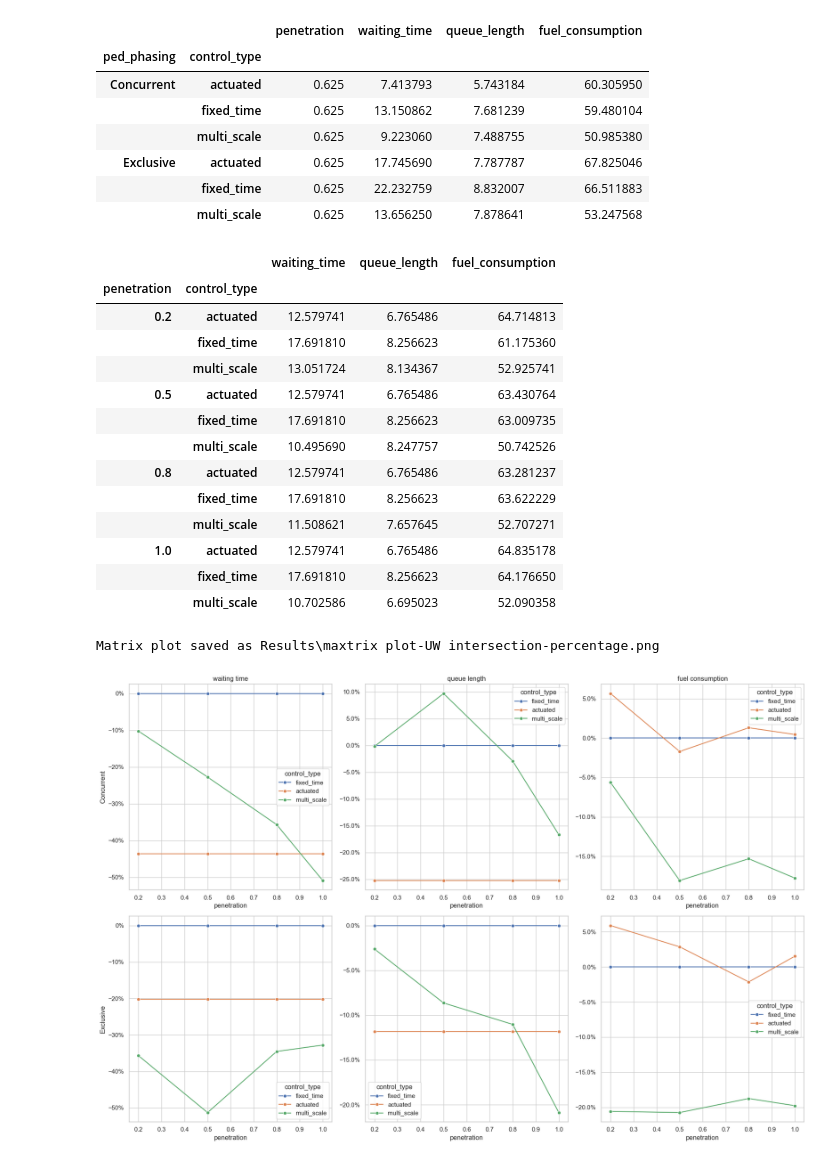
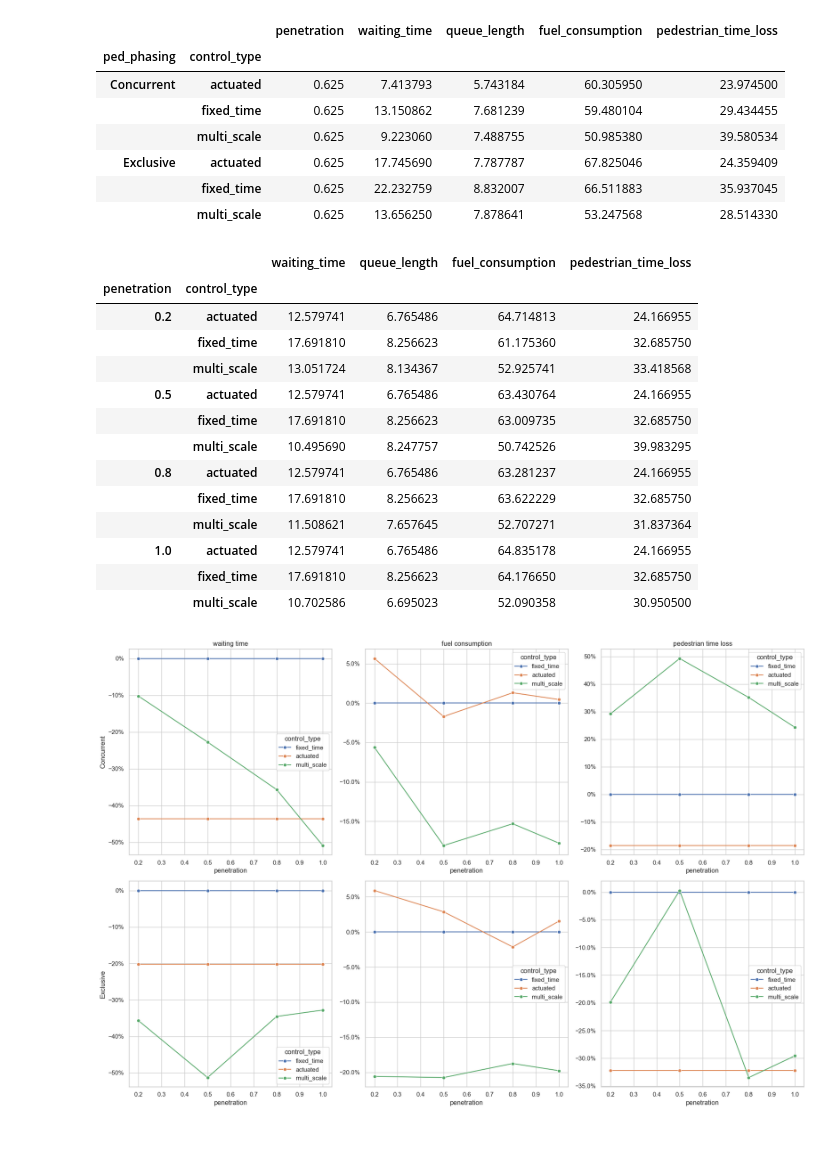
Before and after one commit to BlueSoheil99/UW_CET593_project2, a Jupyter notebook: plots/analysis.ipynb, the cells around one changed output. Saved outputs shown, nothing was run; the diff lists cells and outputs as text; code cells hidden in the pictures.

```diff
--- a/plots/analysis.ipynb
+++ b/plots/analysis.ipynb
@@ -8,5 +15,5 @@ df = pd.read_csv('../Results/default_normal.csv')
 # %%
-focus_cols_list = ['waiting_time', 'queue_length', 'fuel_consumption']
+focus_cols_list = ['waiting_time', 'queue_length', 'fuel_consumption', 'pedestrian_time_loss']
 main_cols_list = ['ped_phasing', 'control_type', 'penetration']
 df_focus = df[main_cols_list + focus_cols_list]
 # %%
@@ -40 +47,4 @@ df_focus[['waiting_time', 'queue_length', 'fuel_consumption', 'penetration', 'co
+# %%
+df_uw_normal = plots.read_results_files('../Results/Normal Demand')
+df_uw_normal.to_csv('../Results/UW_normal.csv')
 # %%
@@ -43,35 +53,34 @@ df_focus_uw_normal = df_uw_normal[main_cols_list + focus_cols_list]
 # %%
 df_focus_uw_normal.groupby(by=['ped_phasing', 'control_type']).mean()
 # %% [output]
-|  |  | penetration | waiting_time | queue_length | fuel_consumption |
-| ped_phasing | control_type |  |  |  |  |
-| Concurrent | actuated | 0.625 | 7.413793 | 5.743184 | 60.305950 |
-|  | fixed_time | 0.625 | 13.150862 | 7.681239 | 59.480104 |
-|  | multi_scale | 0.625 | 9.223060 | 7.488755 | 50.985380 |
-| Exclusive | actuated | 0.625 | 17.745690 | 7.787787 | 67.825046 |
-|  | fixed_time | 0.625 | 22.232759 | 8.832007 | 66.511883 |
-|  | multi_scale | 0.625 | 13.656250 | 7.878641 | 53.247568 |
+|  |  | penetration | waiting_time | queue_length | fuel_consumption | pedestrian_time_loss |
+| ped_phasing | control_type |  |  |  |  |  |
+| Concurrent | actuated | 0.625 | 7.413793 | 5.743184 | 60.305950 | 23.974500 |
+|  | fixed_time | 0.625 | 13.150862 | 7.681239 | 59.480104 | 29.434455 |
+|  | multi_scale | 0.625 | 9.223060 | 7.488755 | 50.985380 | 39.580534 |
+| Exclusive | actuated | 0.625 | 17.745690 | 7.787787 | 67.825046 | 24.359409 |
+|  | fixed_time | 0.625 | 22.232759 | 8.832007 | 66.511883 | 35.937045 |
+|  | multi_scale | 0.625 | 13.656250 | 7.878641 | 53.247568 | 28.514330 |
 # %%
-df_focus_uw_normal[['waiting_time', 'queue_length', 'fuel_consumption', 'penetration', 'control_type']].groupby(by=['penetration', 'control_type']).mean()
+df_focus_uw_normal[['waiting_time', 'queue_length', 'fuel_consumption', 'pedestrian_time_loss', 'penetration', 'control_type']].groupby(by=['penetration', 'control_type']).mean()
 # %% [output]
-|  |  | waiting_time | queue_length | fuel_consumption |
-| penetration | control_type |  |  |  |
-| 0.2 | actuated | 12.579741 | 6.765486 | 64.714813 |
-|  | fixed_time | 17.691810 | 8.256623 | 61.175360 |
-|  | multi_scale | 13.051724 | 8.134367 | 52.925741 |
-| 0.5 | actuated | 12.579741 | 6.765486 | 63.430764 |
-|  | fixed_time | 17.691810 | 8.256623 | 63.009735 |
-|  | multi_scale | 10.495690 | 8.247757 | 50.742526 |
-| 0.8 | actuated | 12.579741 | 6.765486 | 63.281237 |
-|  | fixed_time | 17.691810 | 8.256623 | 63.622229 |
-|  | multi_scale | 11.508621 | 7.657645 | 52.707271 |
-| 1.0 | actuated | 12.579741 | 6.765486 | 64.835178 |
-|  | fixed_time | 17.691810 | 8.256623 | 64.176650 |
-|  | multi_scale | 10.702586 | 6.695023 | 52.090358 |
+|  |  | waiting_time | queue_length | fuel_consumption | pedestrian_time_loss |
+| penetration | control_type |  |  |  |  |
+| 0.2 | actuated | 12.579741 | 6.765486 | 64.714813 | 24.166955 |
+|  | fixed_time | 17.691810 | 8.256623 | 61.175360 | 32.685750 |
+|  | multi_scale | 13.051724 | 8.134367 | 52.925741 | 33.418568 |
+| 0.5 | actuated | 12.579741 | 6.765486 | 63.430764 | 24.166955 |
+|  | fixed_time | 17.691810 | 8.256623 | 63.009735 | 32.685750 |
+|  | multi_scale | 10.495690 | 8.247757 | 50.742526 | 39.983295 |
+| 0.8 | actuated | 12.579741 | 6.765486 | 63.281237 | 24.166955 |
+|  | fixed_time | 17.691810 | 8.256623 | 63.622229 | 32.685750 |
+|  | multi_scale | 11.508621 | 7.657645 | 52.707271 | 31.837364 |
+| 1.0 | actuated | 12.579741 | 6.765486 | 64.835178 | 24.166955 |
+|  | fixed_time | 17.691810 | 8.256623 | 64.176650 | 32.685750 |
+|  | multi_scale | 10.702586 | 6.695023 | 52.090358 | 30.950500 |
 # %%
-focus_col_list = ['waiting_time', 'queue_length', 'fuel_consumption']
-df_avg = plots.rel_percent_by_fixed_time(df_focus_uw_normal, focus_col_list, ['ped_phasing', 'penetration'])
-plots.plot_matrix(df_avg, focus_col_list, 'penetration', percentage=True, export=True, filename='maxtrix plot-UW intersection-percentage.png')
+# focus_col_list = ['waiting_time', 'queue_length', 'fuel_consumption']
+df_avg = plots.rel_percent_by_fixed_time(df_focus_uw_normal, ['waiting_time', 'fuel_consumption', 'pedestrian_time_loss'], ['ped_phasing', 'penetration'])
+plots.plot_matrix(df_avg, ['waiting_time', 'fuel_consumption', 'pedestrian_time_loss'], 'penetration', percentage=True, export=False, filename='maxtrix plot-UW intersection-percentage.png')
 # %% [output]
-Matrix plot saved as Results\maxtrix plot-UW intersection-percentage.png
-[figure, old version]
+[figure, new version]
```
Also changed, not shown: parts of 5 cells of this notebook, 10 other files.
